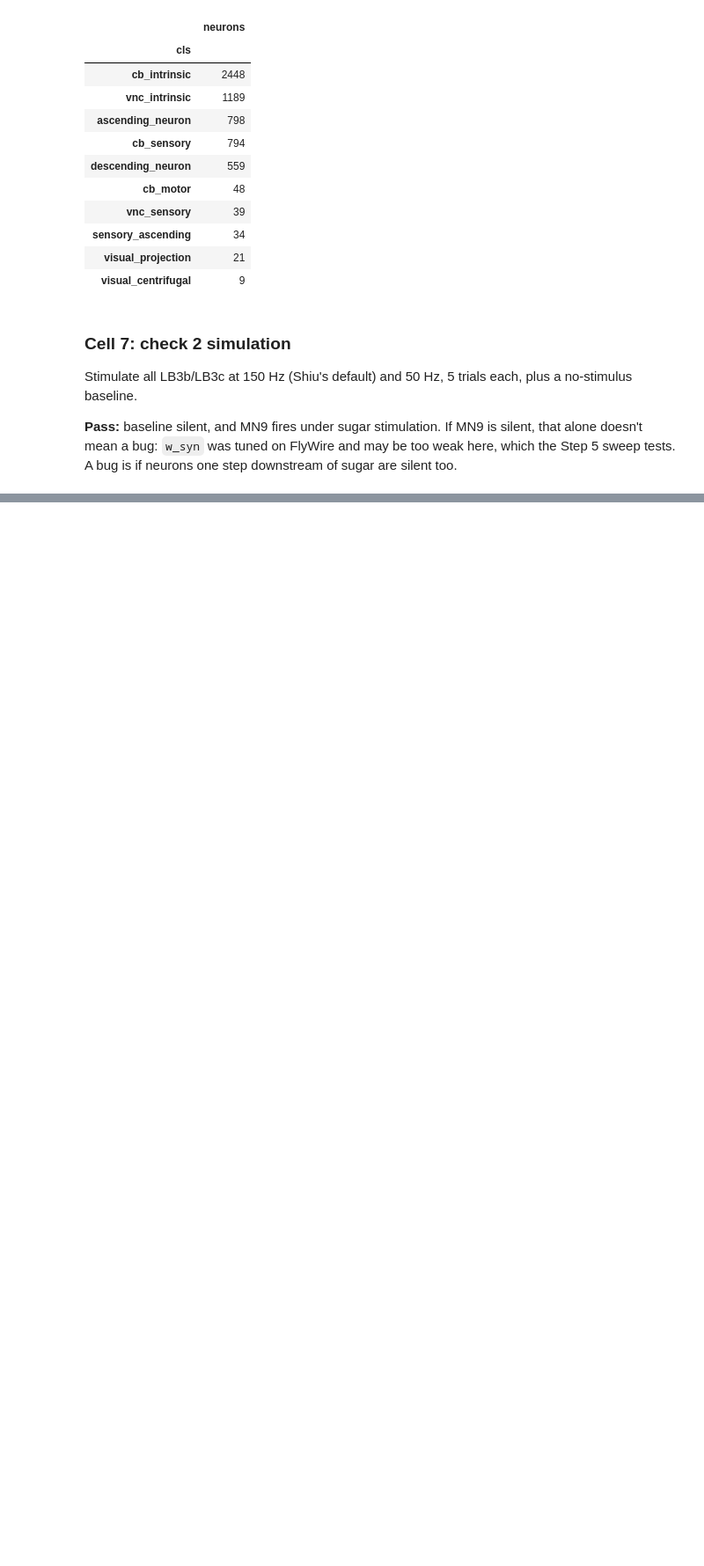
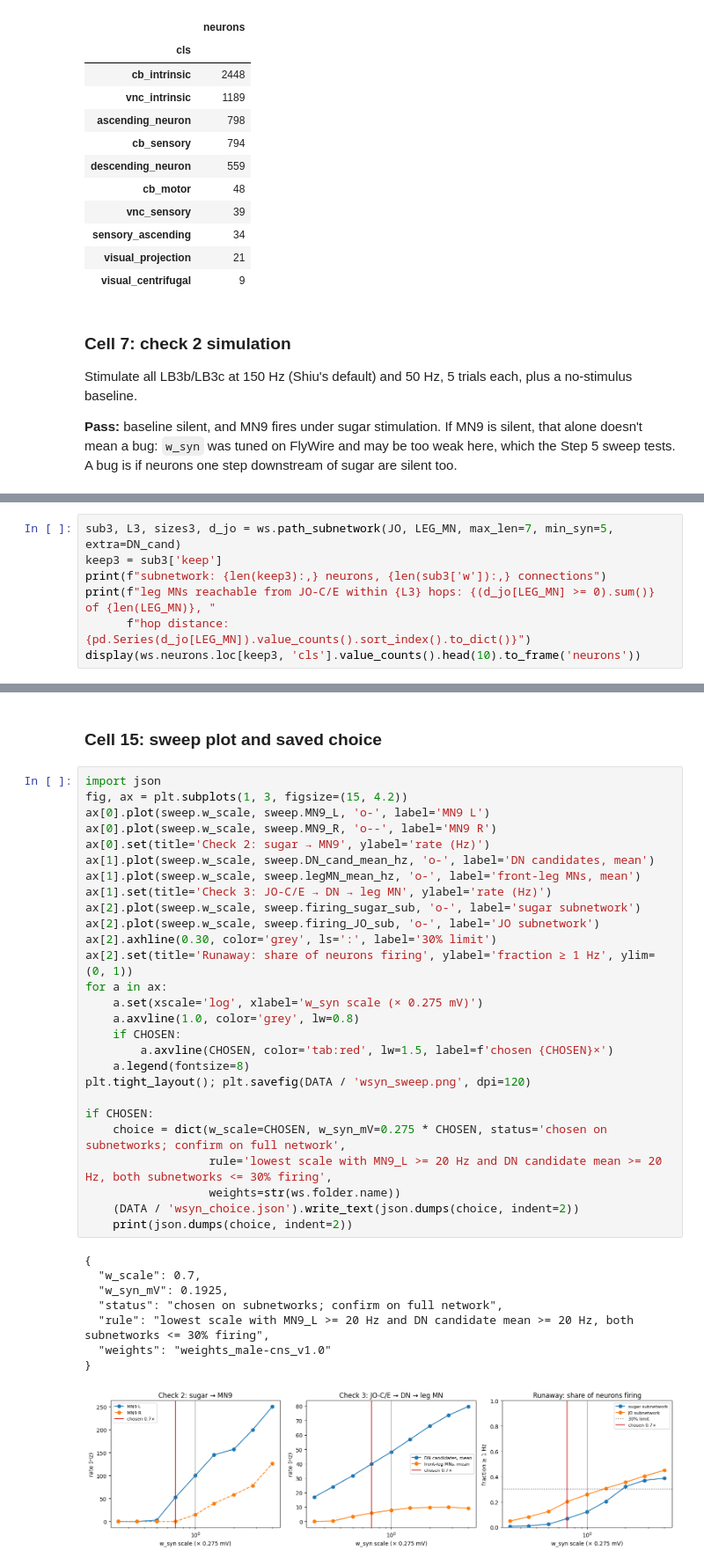
Before and after one commit to Notlord69/arm_simulation, a Jupyter notebook: brain/03_simulation.ipynb, the cells around one changed output, grey strips where cells are left out. Shown at 88% size. Cells and saved outputs as stored; diff of their text form; blank space fills up the shorter version.

```diff
--- a/brain/03_simulation.ipynb
+++ b/brain/03_simulation.ipynb
@@ -328,0 +345,7 @@ most active neurons at 150 Hz (excluding sugar GRNs):
+# %%
+sub3, L3, sizes3, d_jo = ws.path_subnetwork(JO, LEG_MN, max_len=7, min_syn=5, extra=DN_cand)
+keep3 = sub3['keep']
+print(f"subnetwork: {len(keep3):,} neurons, {len(sub3['w']):,} connections")
+print(f"leg MNs reachable from JO-C/E within {L3} hops: {(d_jo[LEG_MN] >= 0).sum()} of {len(LEG_MN)}, "
+      f"hop distance: {pd.Series(d_jo[LEG_MN]).value_counts().sort_index().to_dict()}")
+display(ws.neurons.loc[keep3, 'cls'].value_counts().head(10).to_frame('neurons'))
@@ -328,0 +646,38 @@ most active neurons at 150 Hz (excluding sugar GRNs):
+# %% [markdown]
+### Cell 15: sweep plot and saved choice
+# %%
+import json
+fig, ax = plt.subplots(1, 3, figsize=(15, 4.2))
+ax[0].plot(sweep.w_scale, sweep.MN9_L, 'o-', label='MN9 L')
+ax[0].plot(sweep.w_scale, sweep.MN9_R, 'o--', label='MN9 R')
+ax[0].set(title='Check 2: sugar → MN9', ylabel='rate (Hz)')
+ax[1].plot(sweep.w_scale, sweep.DN_cand_mean_hz, 'o-', label='DN candidates, mean')
+ax[1].plot(sweep.w_scale, sweep.legMN_mean_hz, 'o-', label='front-leg MNs, mean')
+ax[1].set(title='Check 3: JO-C/E → DN → leg MN', ylabel='rate (Hz)')
+ax[2].plot(sweep.w_scale, sweep.firing_sugar_sub, 'o-', label='sugar subnetwork')
+ax[2].plot(sweep.w_scale, sweep.firing_JO_sub, 'o-', label='JO subnetwork')
+ax[2].axhline(0.30, color='grey', ls=':', label='30% limit')
+ax[2].set(title='Runaway: share of neurons firing', ylabel='fraction ≥ 1 Hz', ylim=(0, 1))
+for a in ax:
+    a.set(xscale='log', xlabel='w_syn scale (× 0.275 mV)')
+    a.axvline(1.0, color='grey', lw=0.8)
+    if CHOSEN:
+        a.axvline(CHOSEN, color='tab:red', lw=1.5, label=f'chosen {CHOSEN}×')
+    a.legend(fontsize=8)
+plt.tight_layout(); plt.savefig(DATA / 'wsyn_sweep.png', dpi=120)
+
+if CHOSEN:
+    choice = dict(w_scale=CHOSEN, w_syn_mV=0.275 * CHOSEN, status='chosen on subnetworks; confirm on full network',
+                  rule='lowest scale with MN9_L >= 20 Hz and DN candidate mean >= 20 Hz, both subnetworks <= 30% firing',
+                  weights=str(ws.folder.name))
+    (DATA / 'wsyn_choice.json').write_text(json.dumps(choice, indent=2))
+    print(json.dumps(choice, indent=2))
+# %% [output]
+{
+  "w_scale": 0.7,
+  "w_syn_mV": 0.1925,
+  "status": "chosen on subnetworks; confirm on full network",
+  "rule": "lowest scale with MN9_L >= 20 Hz and DN candidate mean >= 20 Hz, both subnetworks <= 30% firing",
+  "weights": "weights_male-cns_v1.0"
+}
+[figure, added]
```
Also changed, not shown: parts of 18 cells of this notebook, 1 other file.
